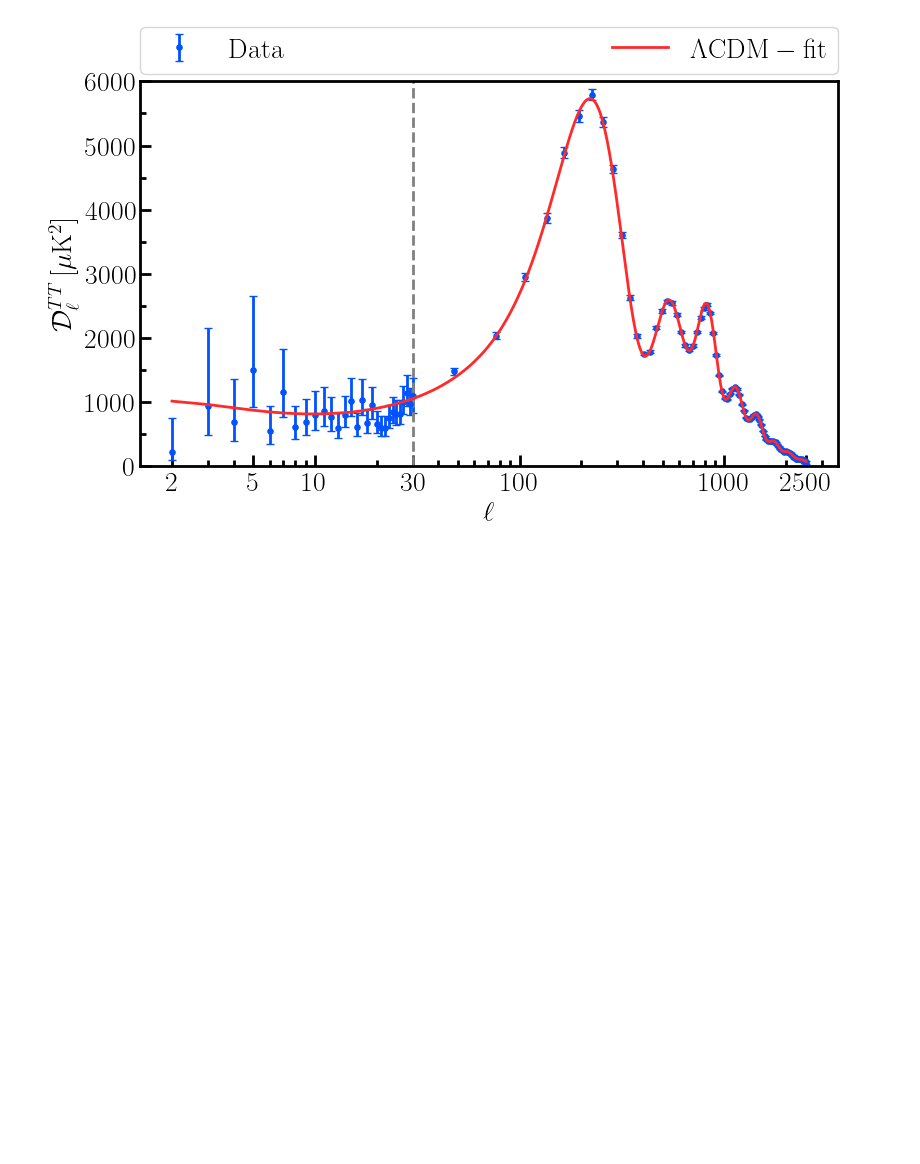
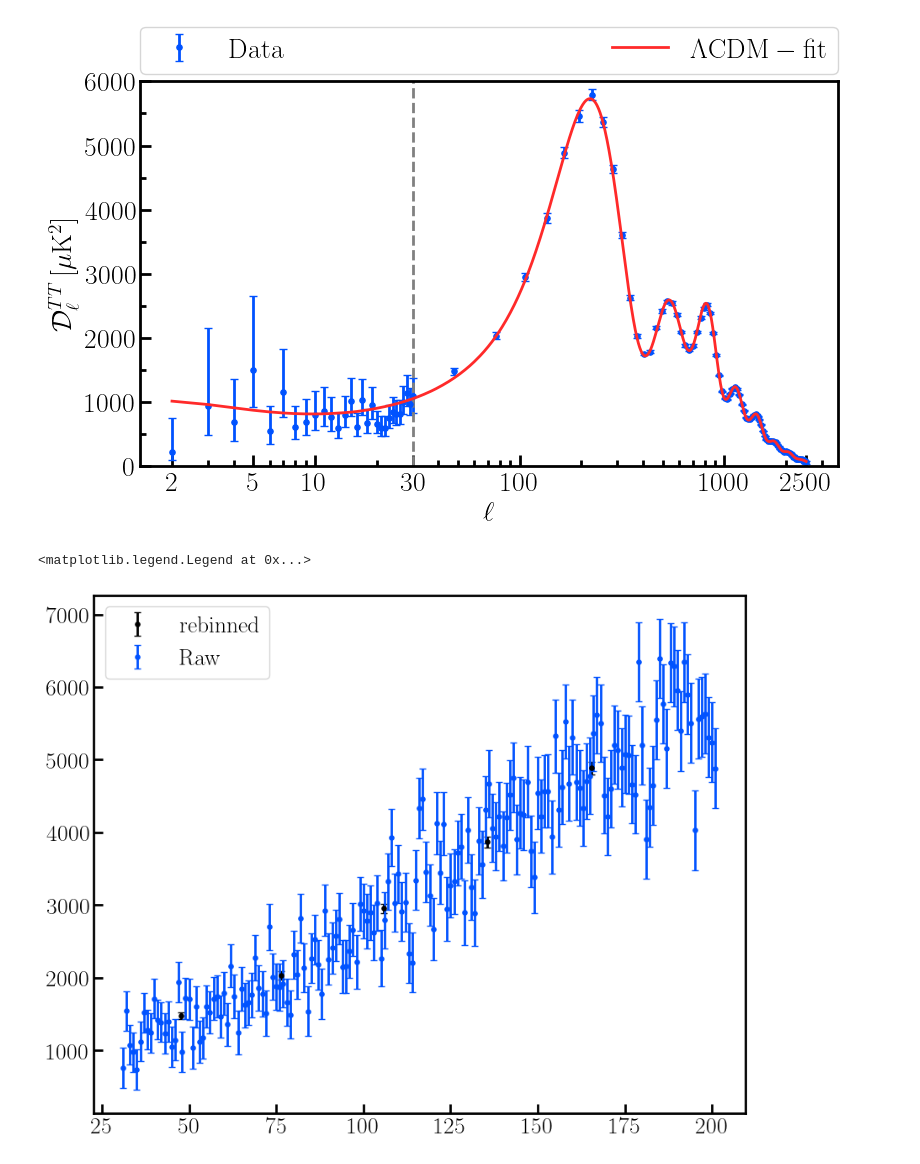
Before and after one commit to JoranAngevaare/thesis_plots, a Jupyter notebook: notebooks/plot_plank_data.ipynb, the cells around one changed output. Drawn from its saved outputs; the diff is of its cells as text; code cells hidden in the pictures; blank space fills up the shorter version.

```diff
--- a/notebooks/plot_plank_data.ipynb
+++ b/notebooks/plot_plank_data.ipynb
@@ -102,0 +56,10 @@ thesis_plots.save_fig('planck_cdm')
+# %%
+data = get_df('COM_PowerSpect_CMB-TT-binned_R3.01.txt')[:5].values.T
+plt.errorbar(data[0], data[1], yerr=[data[2], data[3]], **kw, label=mathrm('rebinned'))
+
+data = get_df('COM_PowerSpect_CMB-TT-full_R3.01.txt')[29:200].values.T
+plt.errorbar(data[0], data[1], yerr=[data[2], data[3]], **kw, label=mathrm('Raw'))
+plt.legend()
+# %% [output]
+<matplotlib.legend.Legend at 0x...>
+[figure, added]
```
Also changed, not shown: parts of 10 cells of this notebook, 1 other file.
